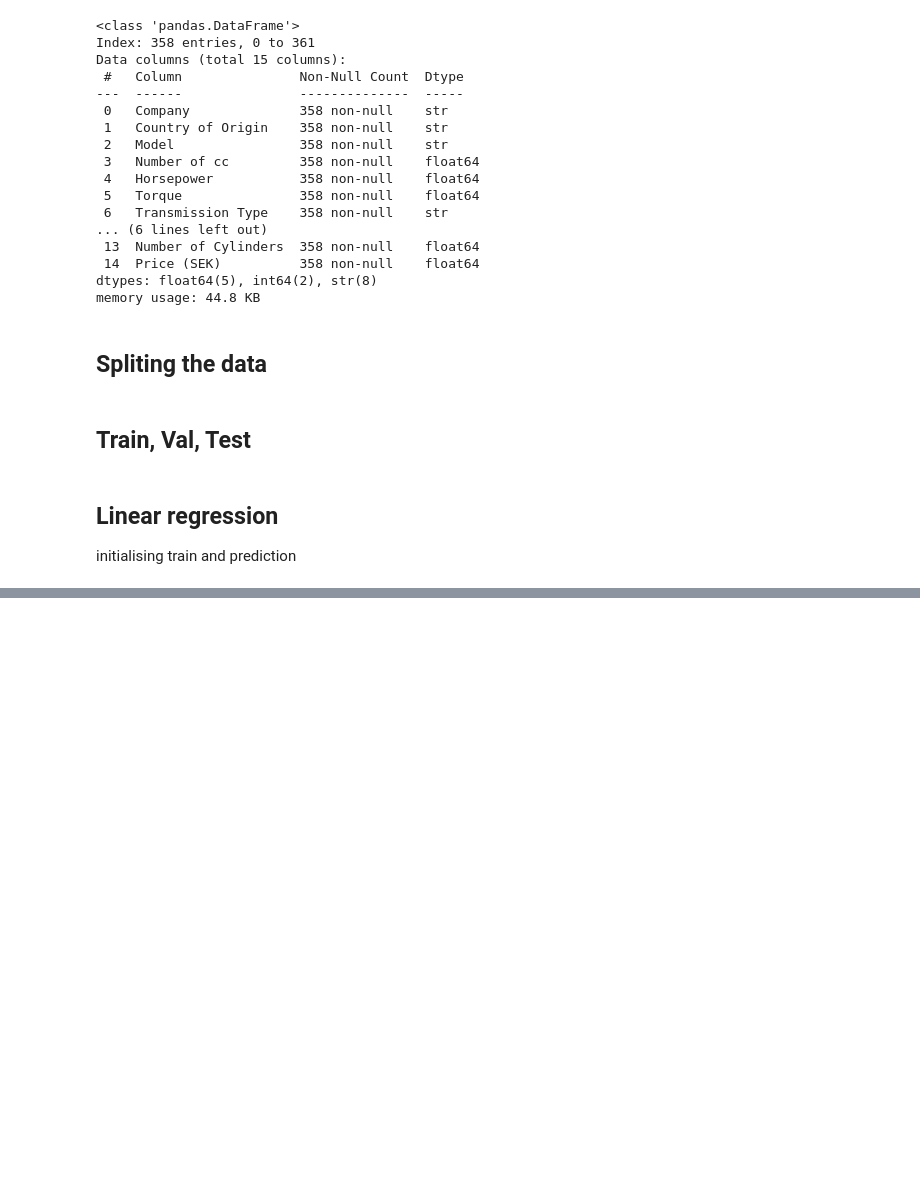
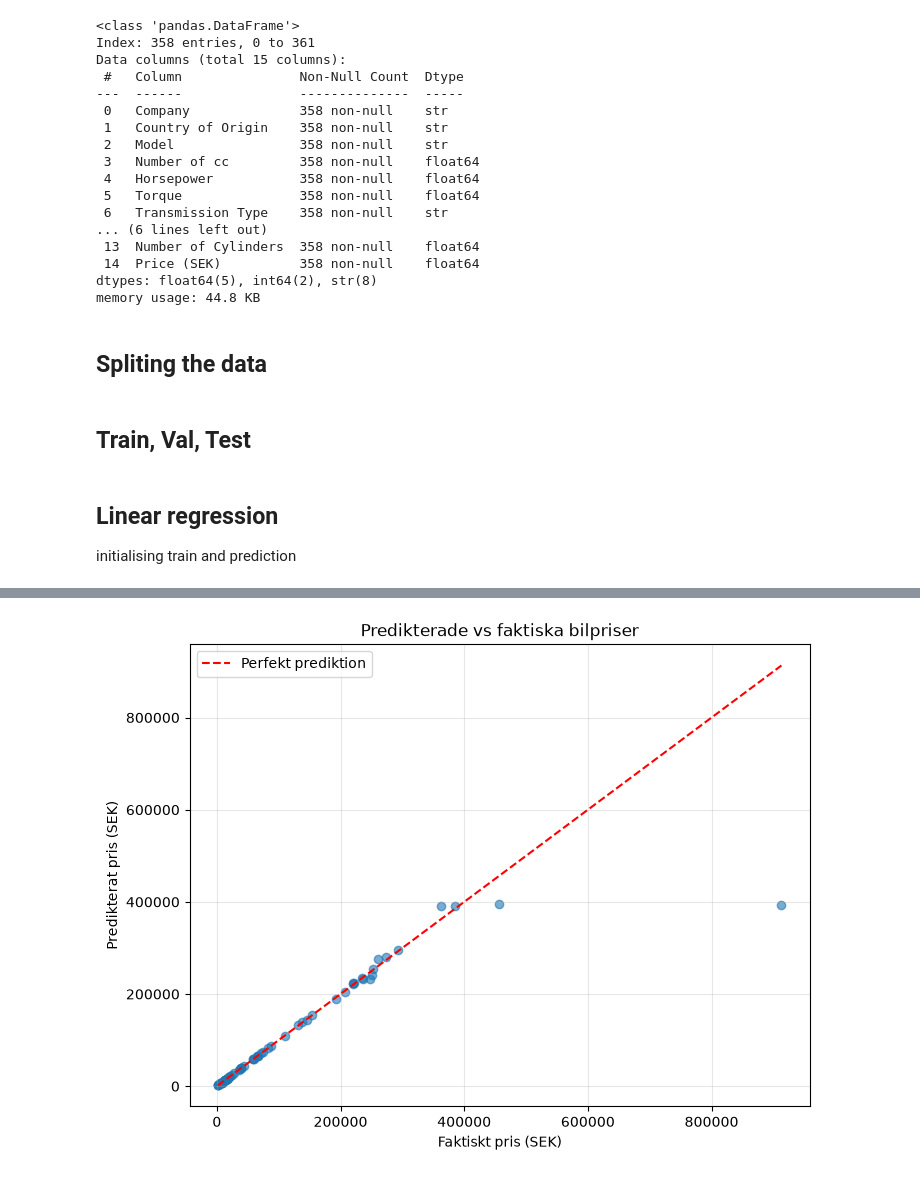
Before and after one commit to Piexgear/mc_match, a Jupyter notebook: models/valuation.ipynb, the cells around one changed output, grey strips where cells are left out. Saved outputs shown, nothing was run; the diff lists cells and outputs as text; code cells hidden in the pictures; blank space fills up the shorter version.

```diff
--- a/models/valuation.ipynb
+++ b/models/valuation.ipynb
@@ -79,0 +253,15 @@ result = pd.da
+# %%
+categorical_features = ["Company", "Body Type", "Looks"]
+
+numeric_features = [
+    "Number of cc",
+    "Horsepower",
+    "Torque",
+    "Year",
+    "Price (SEK)",
+    "Number of Cylinders",
+    "Number of Seating"
+]
+
+x = df[categorical_features + numeric_features]
+y = df["Price (SEK)"]
@@ -79,0 +327,26 @@ result = pd.da
+# %%
+plt.figure(figsize=(8, 6))
+
+plt.scatter(y_test, y_pred, alpha=0.6)
+
+# Linje för perfekta prediktioner
+min_price = min(y_test.min(), y_pred.min())
+max_price = max(y_test.max(), y_pred.max())
+
+plt.plot(
+    [min_price, max_price],
+    [min_price, max_price],
+    color="red",
+    linestyle="--",
+    label="Perfekt prediktion"
+)
+
+plt.xlabel("Faktiskt pris (SEK)")
+plt.ylabel("Predikterat pris (SEK)")
+plt.title("Predikterade vs faktiska bilpriser")
+plt.legend()
+plt.grid(alpha=0.3)
+
+plt.show()
+# %% [output]
+[figure, added]
```
Also changed, not shown: parts of 23 cells of this notebook.
